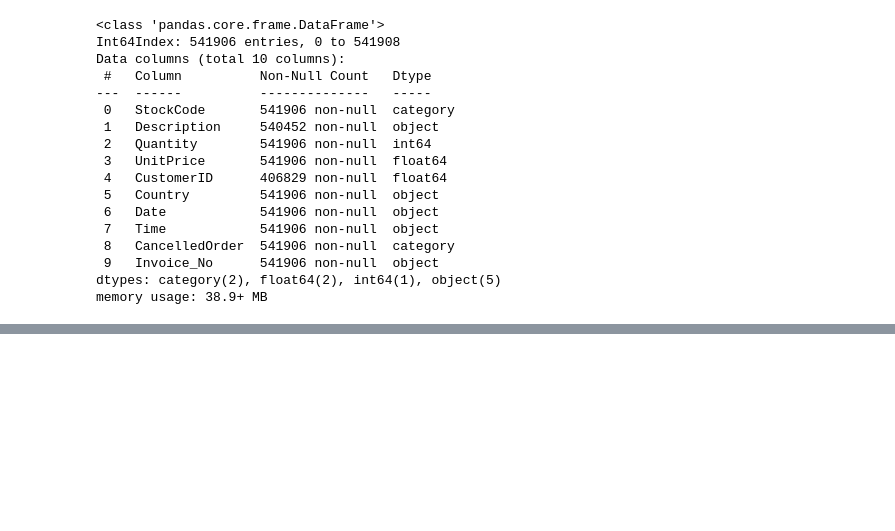
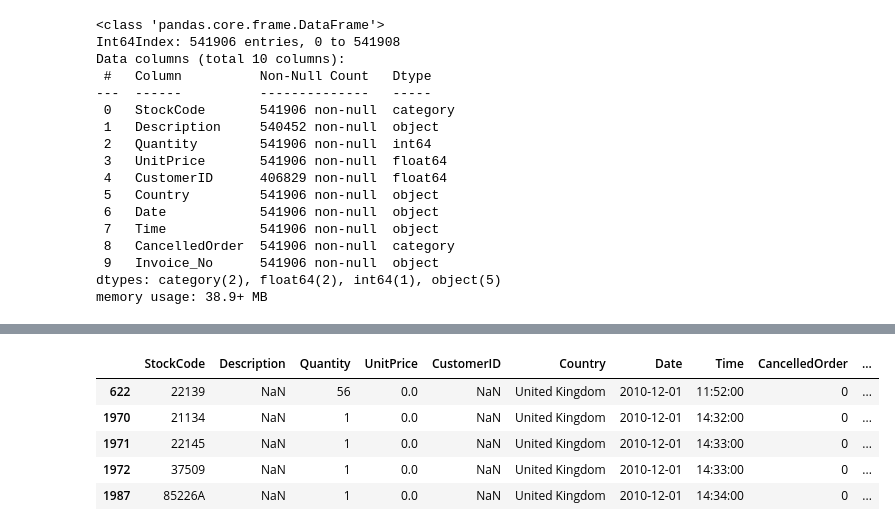
Before and after one commit to nileshrathod17/Online-Retail-Customer-Segmentation, a Jupyter notebook: Online_Retail_Customer_Segmentation.ipynb, the cells around one changed output, grey strips where cells are left out. Cells and saved outputs as stored; diff of their text form; code cells hidden in the pictures; blank space fills up the shorter version.

```diff
--- a/Online_Retail_Customer_Segmentation.ipynb
+++ b/Online_Retail_Customer_Segmentation.ipynb
@@ -310,0 +330,10 @@ memory usage: 38.9+ MB
+# %%
+# View rows with 0 TotalSum
+filter_row(data, 'TotalSum', 0).head()
+# %% [output]
+|  | StockCode | Description | Quantity | UnitPrice | CustomerID | Country | Date | Time | CancelledOrder | ... |
+| 622 | 22139 | NaN | 56 | 0.0 | NaN | United Kingdom | 2010-12-01 | 11:52:00 | 0 | ... |
+| 1970 | 21134 | NaN | 1 | 0.0 | NaN | United Kingdom | 2010-12-01 | 14:32:00 | 0 | ... |
+| 1971 | 22145 | NaN | 1 | 0.0 | NaN | United Kingdom | 2010-12-01 | 14:33:00 | 0 | ... |
+| 1972 | 37509 | NaN | 1 | 0.0 | NaN | United Kingdom | 2010-12-01 | 14:33:00 | 0 | ... |
+| 1987 | 85226A | NaN | 1 | 0.0 | NaN | United Kingdom | 2010-12-01 | 14:34:00 | 0 | ... |
```
Also changed, not shown: parts of 5 cells of this notebook.
